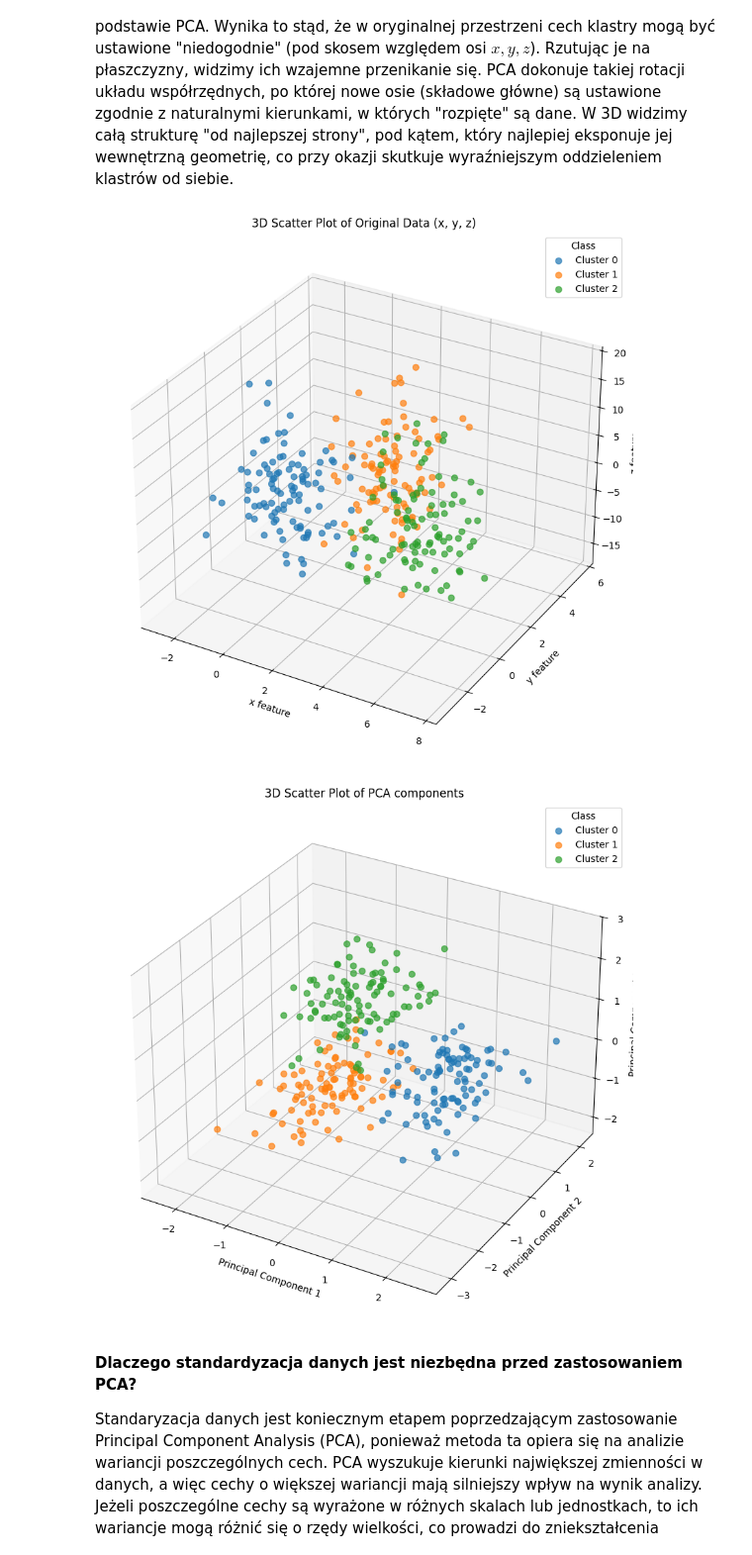
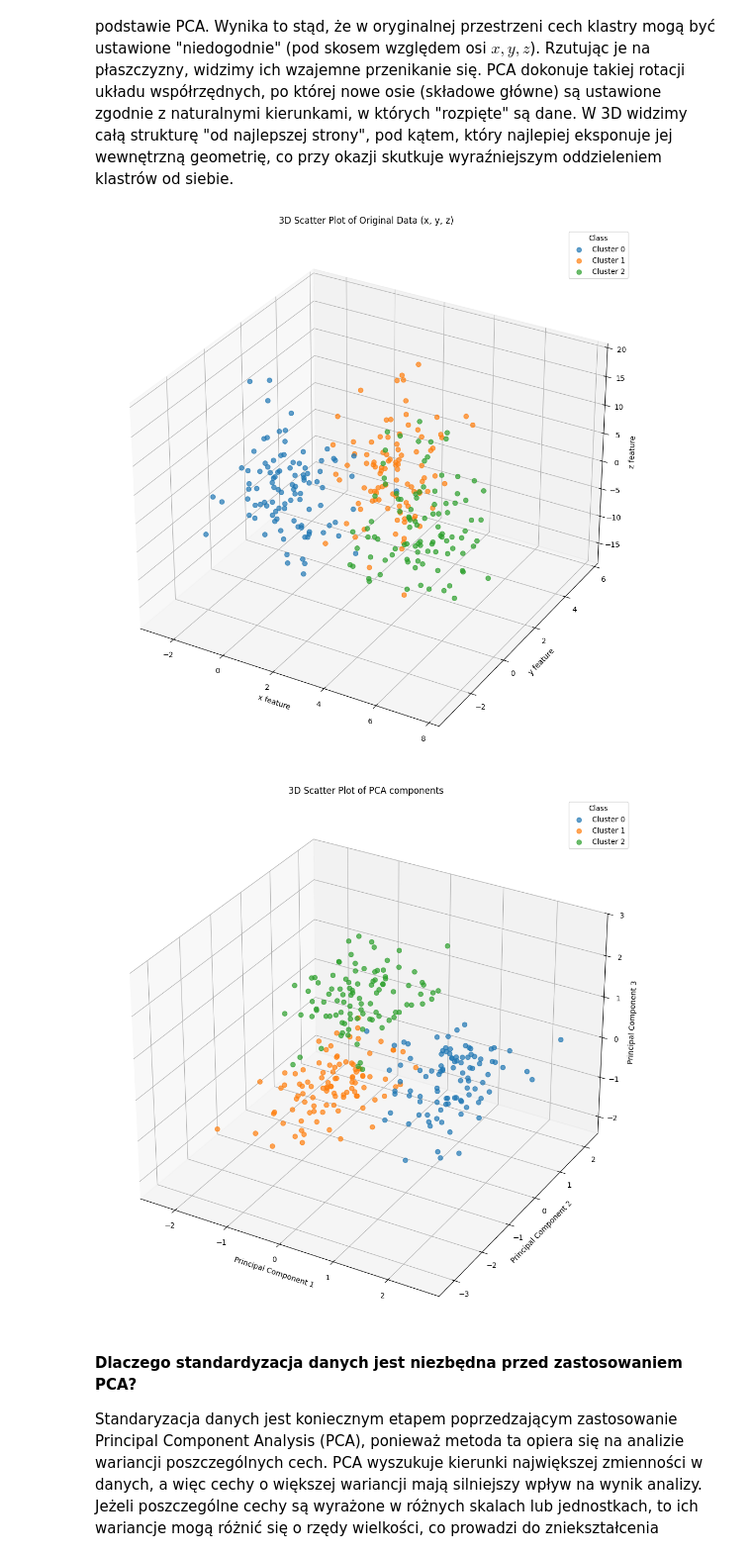
Before and after one commit to lukasz23g/Machine-Learning-2026, a Jupyter notebook: Lab01_PCA_homework.ipynb, the cells around one changed output. Shown at 99% size. Saved outputs shown, nothing was run; the diff lists cells and outputs as text; code cells hidden in the pictures.

```diff
--- a/Lab01_PCA_homework.ipynb
+++ b/Lab01_PCA_homework.ipynb
@@ -117,7 +125,7 @@ from sklearn.preprocessing import StandardScaler
 from sklearn.decomposition import PCA
 
 #Importuję dane do programu z pliku .csv
-dane = np.loadtxt('PCA_three_clusters_data.csv', delimiter=',', skiprows=1)
+dane = np.loadtxt('/content/drive/MyDrive/Programowanie/Machine_Learning/Lab01_PCA/PCA_three_clusters_data.csv', delimiter=',', skiprows=1)
 
 #rozdzielam dane na macierz danych na temat cech x, y i z,
 # oraz osobny array przechowujący informacje o klasach
@@ -233,7 +241,7 @@ Na wykresie $x-y$ widzimy separację, ponieważ te dwie osie mogą przypadkowo d
 Prawdziwe korzyści z zastosowania PCA przedstawiają wykresy zaprezentowane poniżej, na których punkty znacznie wyraźniej grupują się w osobne klasy na wykresie z osiami ustawionymi wzdłuż kierunków głównych wyznaczonych na podstawie PCA. Wynika to stąd, że w oryginalnej przestrzeni cech klastry mogą być ustawione "niedogodnie" (pod skosem względem osi $x, y, z$). Rzutując je na płaszczyzny, widzimy ich wzajemne przenikanie się. PCA dokonuje takiej rotacji układu współrzędnych, po której nowe osie (składowe główne) są ustawione zgodnie z naturalnymi kierunkami, w których "rozpięte" są dane. W 3D widzimy całą strukturę "od najlepszej strony", pod kątem, który najlepiej eksponuje jej wewnętrzną geometrię, co przy okazji skutkuje wyraźniejszym oddzieleniem klastrów od siebie.
 # %%
 # Tworzę wykres 3D we współrzędnych x-y-z
-fig = plt.figure(figsize=(12, 10))
+fig = plt.figure(figsize=(13, 13))
 ax = fig.add_subplot(111, projection='3d')
 
 # Rysuję punkty dla każdej klasy osobno
@@ -252,37 +260,37 @@ ax.set_ylabel("y feature")
 ax.set_zlabel("z feature")
 ax.set_title("3D Scatter Plot of Original Data (x, y, z)")
 ax.legend(title="Class")
 
 plt.show()
 
 
 # Tworzę wykres 3D we współrzędnych PCA
-fig = plt.figure(figsize=(12, 10))
+fig = plt.figure(figsize=(13, 13))
 ax = fig.add_subplot(111, projection='3d')
 
 # Rysuję punkty dla każdej klasy osobno
 for i, name in enumerate(class_names):
     ax.scatter(
-        -XV[y == i, 0],    #odwracam kierunki osi x i y, żeby lepiej było widać rozdizelenie pomiędzy klasami
+        -XV[y == i, 0],    #odwracam kierunki osi x i y, żeby lepiej było widać rozdzielenie pomiędzy klasami
         -XV[y == i, 1],
         XV[y == i, 2],
         label=name,
         s=40,
         alpha=0.7
     )
 
 ax.set_xlabel("Principal Component 1")
 ax.set_ylabel("Principal Component 2")
 ax.set_zlabel("Principal Component 3")
 ax.set_title("3D Scatter Plot of PCA components")
 ax.legend(title="Class")
 
 plt.show()
 
 #To generalnie pokazuje, dlaczego PCA pomaga, mimo że powyższe wykresy 2D tego nie pokazywały jasno. Wynika to stąd, że wszystkie składowe PCA dają niemal po równo 1/3 wyjaśnienia obserwowanej wariancji i są niemal tak samo ważne. Na wykresie 3D już wyrażnie widać, że współrzędne otrzymywane z PCA są lepsze niż proste x-y-z
 # %% [output]
-[figure, old version]
+[figure, new version]
-[figure, old version]
+[figure, new version]
 # %% [markdown]
 **Dlaczego standardyzacja danych jest niezbędna przed zastosowaniem PCA?**
 
```
Also changed, not shown: parts of 3 cells of this notebook.
